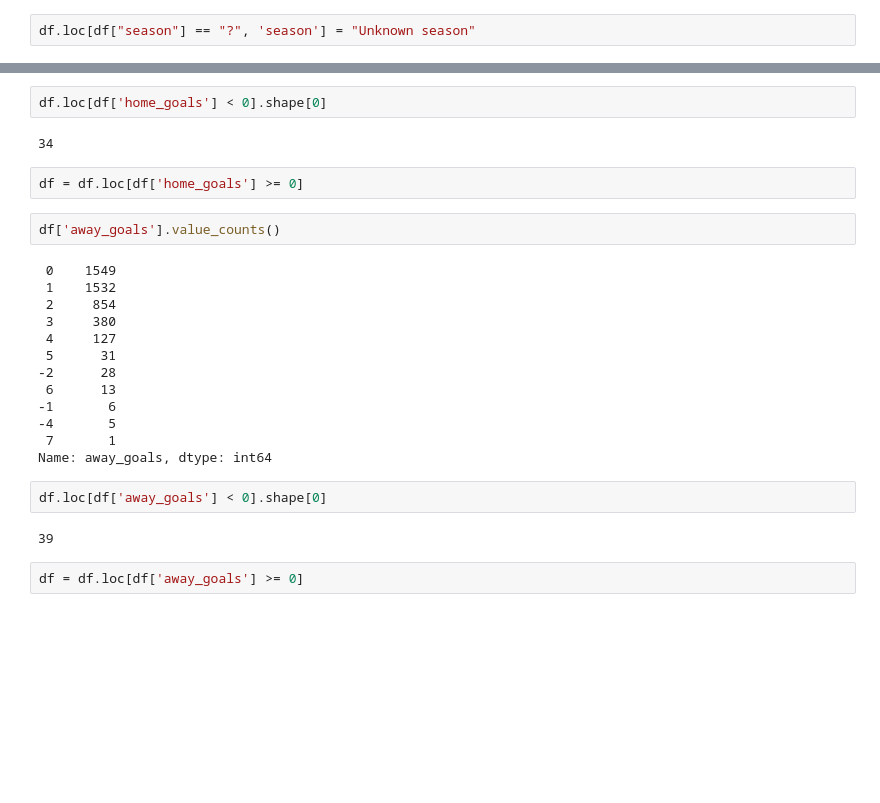
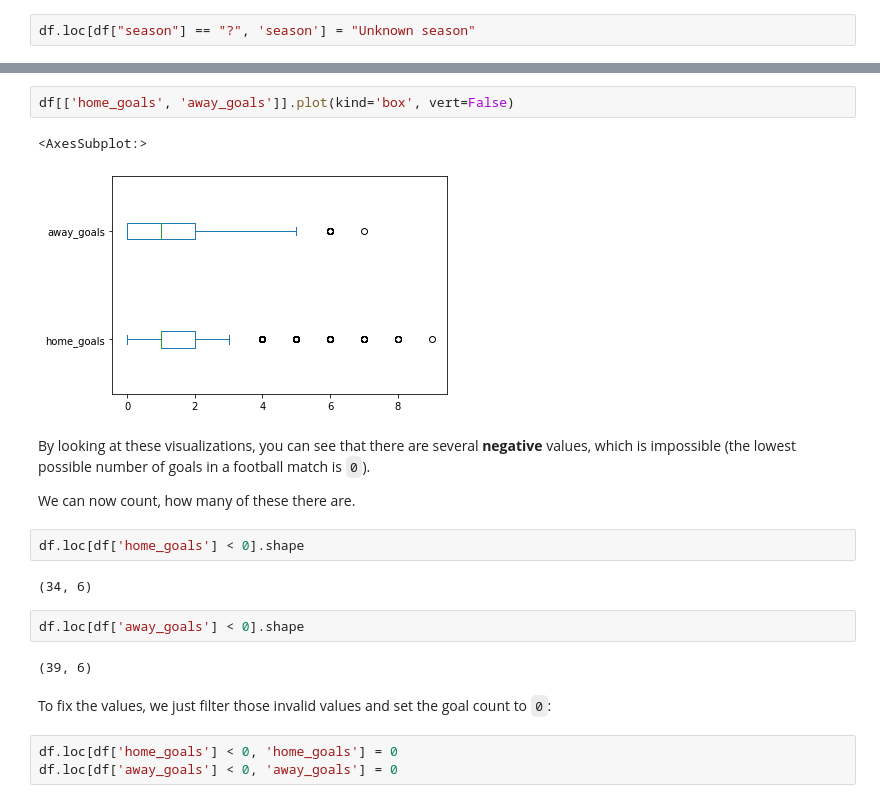
Before and after one commit to datawars-io/lab-premier-league-matches-analysis, a Jupyter notebook: Project.ipynb, the cells around one changed output, grey strips where cells are left out. Drawn from its saved outputs; the diff is of its cells as text; blank space fills up the shorter version.

```diff
--- a/Project.ipynb
+++ b/Project.ipynb
@@ -136,27 +136,22 @@ Name: home_goals, dtype: int64
+# %%
+df[['home_goals', 'away_goals']].plot(kind='box', vert=False)
+# %% [output]
+<AxesSubplot:>
+[figure, added]
+# %% [markdown]
+By looking at these visualizations, you can see that there are several **negative** values, which is impossible (the lowest possible number of goals in a football match is `0`).
+
+We can now count, how many of these there are.
 # %%
-df.loc[df['home_goals'] < 0].shape[0]
+df.loc[df['home_goals'] < 0].shape
 # %% [output]
-34
+(34, 6)
 # %%
-df = df.loc[df['home_goals'] >= 0]
+df.loc[df['away_goals'] < 0].shape
+# %% [output]
+(39, 6)
-# %%
-df['away_goals'].value_counts()
-# %% [output]
- 0    1549
- 1    1532
- 2     854
- 3     380
- 4     127
- 5      31
--2      28
- 6      13
--1       6
--4       5
- 7       1
-Name: away_goals, dtype: int64
+# %% [markdown]
+To fix the values, we just filter those invalid values and set the goal count to `0`:
 # %%
-df.loc[df['away_goals'] < 0].shape[0]
+df.loc[df['home_goals'] < 0, 'home_goals'] = 0
+df.loc[df['away_goals'] < 0, 'away_goals'] = 0
-# %% [output]
-39
-# %%
-df = df.loc[df['away_goals'] >= 0]
```
Also changed, not shown: parts of 83 cells of this notebook.
